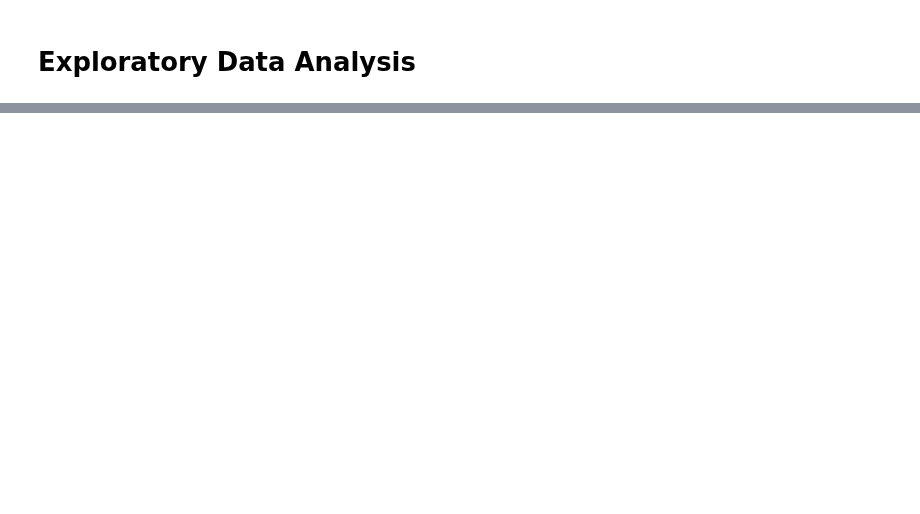
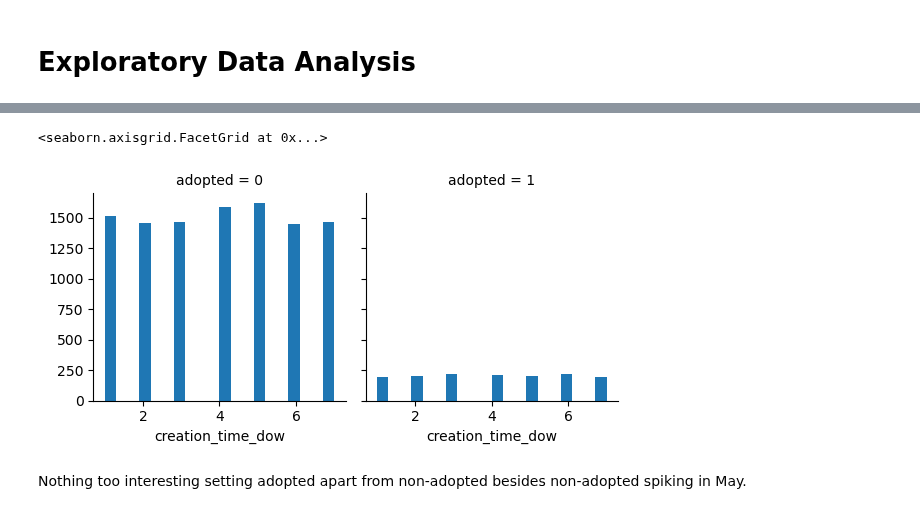
Before and after one commit to mindyng/2023-Business-Projects, a Jupyter notebook: asana-user-adoption.ipynb, the cells around one changed output, grey strips where cells are left out. Saved outputs shown, nothing was run; the diff lists cells and outputs as text; code cells hidden in the pictures; blank space fills up the shorter version.

```diff
--- a/asana-user-adoption.ipynb
+++ b/asana-user-adoption.ipynb
@@ -92,0 +118,8 @@ Outside of this dataset:
+# %%
+g = sns.FacetGrid(users, col='adopted')
+g.map(plt.hist, 'creation_time_dow', bins=20)
+# %% [output]
+<seaborn.axisgrid.FacetGrid at 0x...>
+[figure, added]
+# %% [markdown]
+Nothing too interesting setting adopted apart from non-adopted besides non-adopted spiking in May.
```
Also changed, not shown: parts of 26 cells of this notebook.
